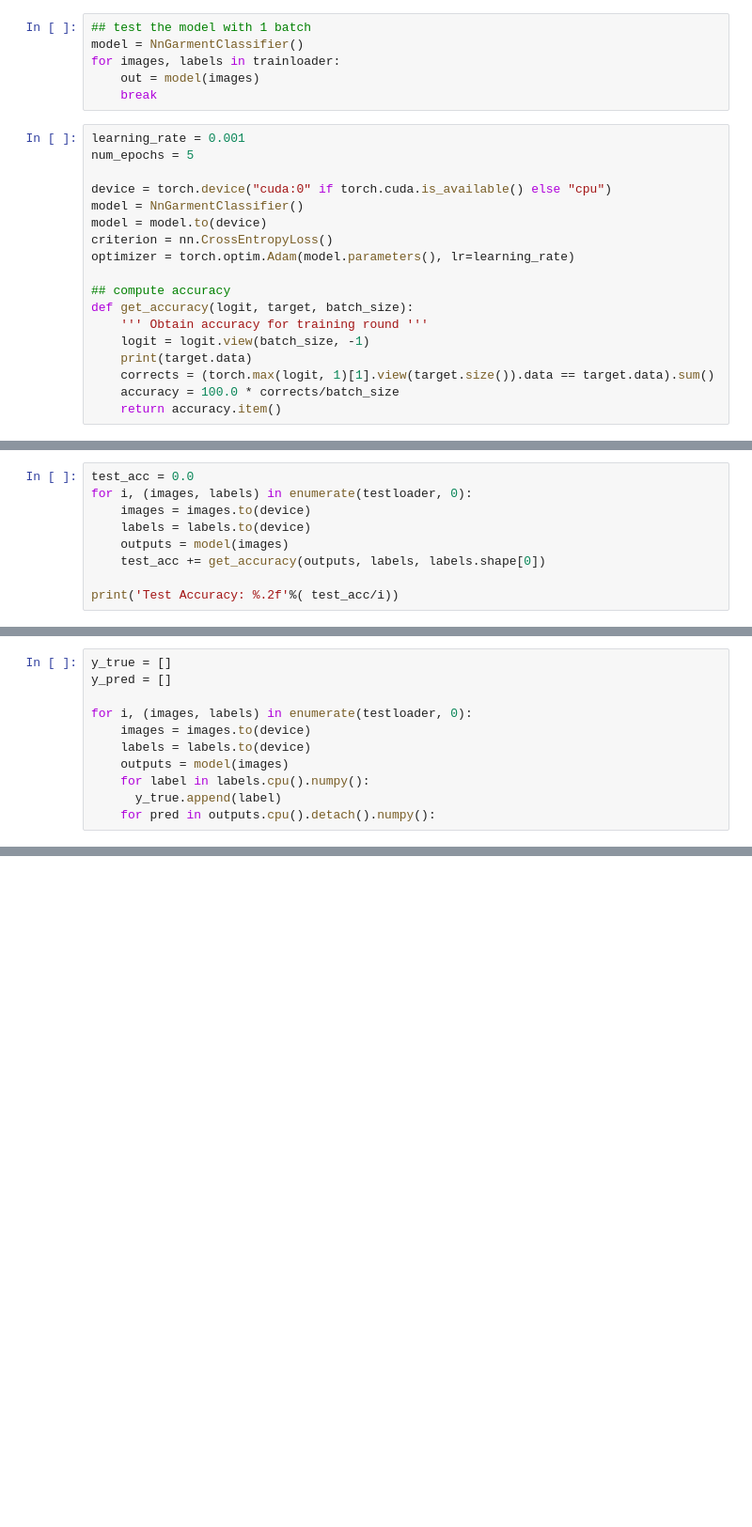
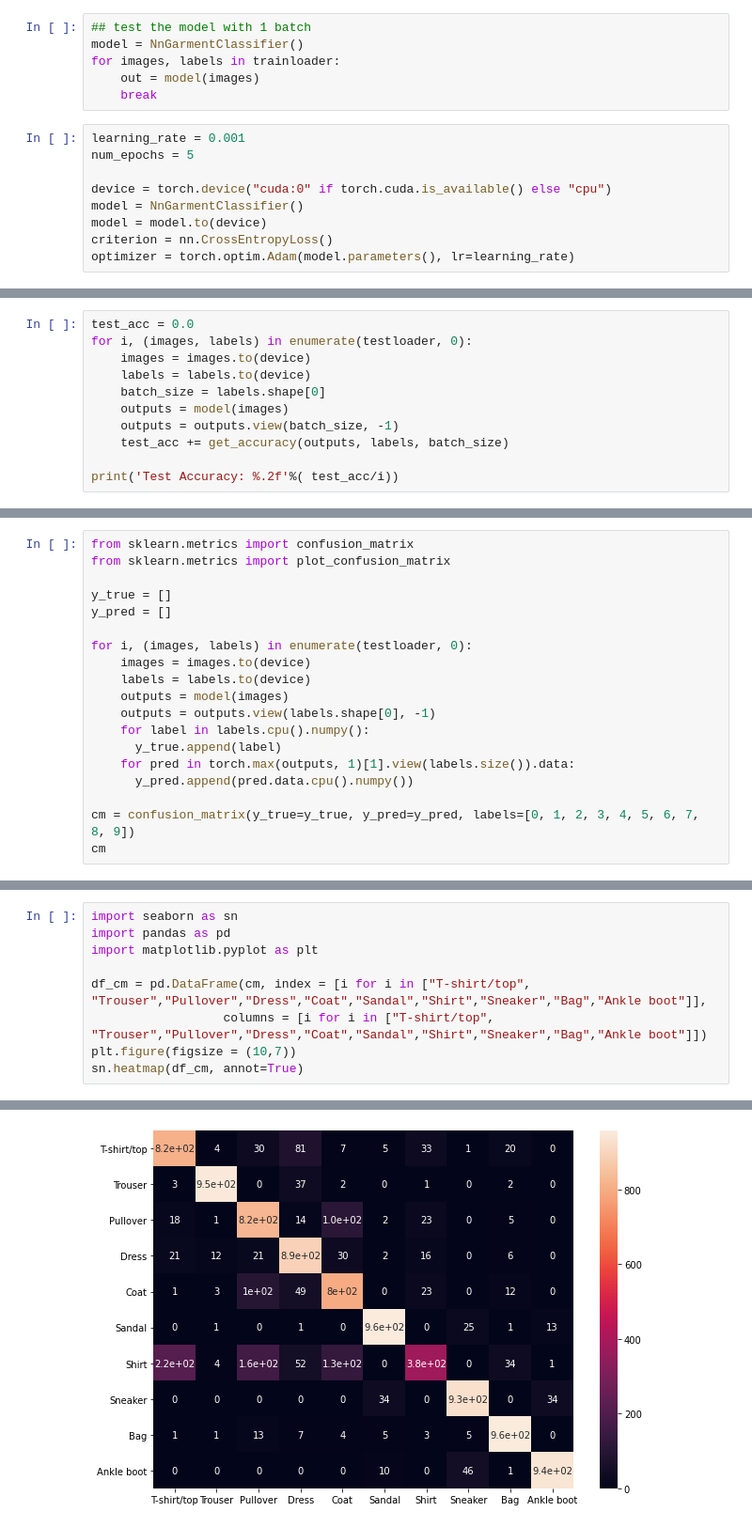
Before and after one commit to Hadse/special-octo, a Jupyter notebook: assignment2.ipynb, the cells around one changed output, grey strips where cells are left out. Shown: that part at 94% size. Cells and saved outputs as stored; diff of their text form; blank space fills up the shorter version.

```diff
--- a/assignment2.ipynb
+++ b/assignment2.ipynb
@@ -66,12 +81,3 @@ model = NnGarmentClassifier()
 model = model.to(device)
 criterion = nn.CrossEntropyLoss()
 optimizer = torch.optim.Adam(model.parameters(), lr=learning_rate)
-
-## compute accuracy
-def get_accuracy(logit, target, batch_size):
-    ''' Obtain accuracy for training round '''
-    logit = logit.view(batch_size, -1)
-    print(target.data)
-    corrects = (torch.max(logit, 1)[1].view(target.size()).data == target.data).sum()
-    accuracy = 100.0 * corrects/batch_size
-    return accuracy.item()
@@ -128,8 +129,10 @@ test_acc = 0.0
 for i, (images, labels) in enumerate(testloader, 0):
     images = images.to(device)
     labels = labels.to(device)
+    batch_size = labels.shape[0]
     outputs = model(images)
-    test_acc += get_accuracy(outputs, labels, labels.shape[0])
+    outputs = outputs.view(batch_size, -1)
+    test_acc += get_accuracy(outputs, labels, batch_size)
 
 print('Test Accuracy: %.2f'%( test_acc/i))
 # %% [output]
@@ -153,4 +140,7 @@ Test Accuracy: 82.35
 # %%
+from sklearn.metrics import confusion_matrix
+from sklearn.metrics import plot_confusion_matrix
+
 y_true = []
 y_pred = []
 
@@ -158,7 +148,12 @@ for i, (images, labels) in enumerate(testloader, 0):
     images = images.to(device)
     labels = labels.to(device)
     outputs = model(images)
+    outputs = outputs.view(labels.shape[0], -1)
     for label in labels.cpu().numpy():
       y_true.append(label)
-    for pred in outputs.cpu().detach().numpy():
+    for pred in torch.max(outputs, 1)[1].view(labels.size()).data:
+      y_pred.append(pred.data.cpu().numpy())
+
+cm = confusion_matrix(y_true=y_true, y_pred=y_pred, labels=[0, 1, 2, 3, 4, 5, 6, 7, 8, 9])
+cm
 # %% [output]
@@ -165,0 +170,10 @@ SyntaxError: ignored
+# %%
+import seaborn as sn
+import pandas as pd
+import matplotlib.pyplot as plt
+
+df_cm = pd.DataFrame(cm, index = [i for i in ["T-shirt/top", "Trouser","Pullover","Dress","Coat","Sandal","Shirt","Sneaker","Bag","Ankle boot"]],
+                  columns = [i for i in ["T-shirt/top", "Trouser","Pullover","Dress","Coat","Sandal","Shirt","Sneaker","Bag","Ankle boot"]])
+plt.figure(figsize = (10,7))
+sn.heatmap(df_cm, annot=True)
+# %% [output]
@@ -165,0 +181 @@ SyntaxError: ignored
+[figure, added]
```
Also changed, not shown: parts of 6 cells of this notebook.
